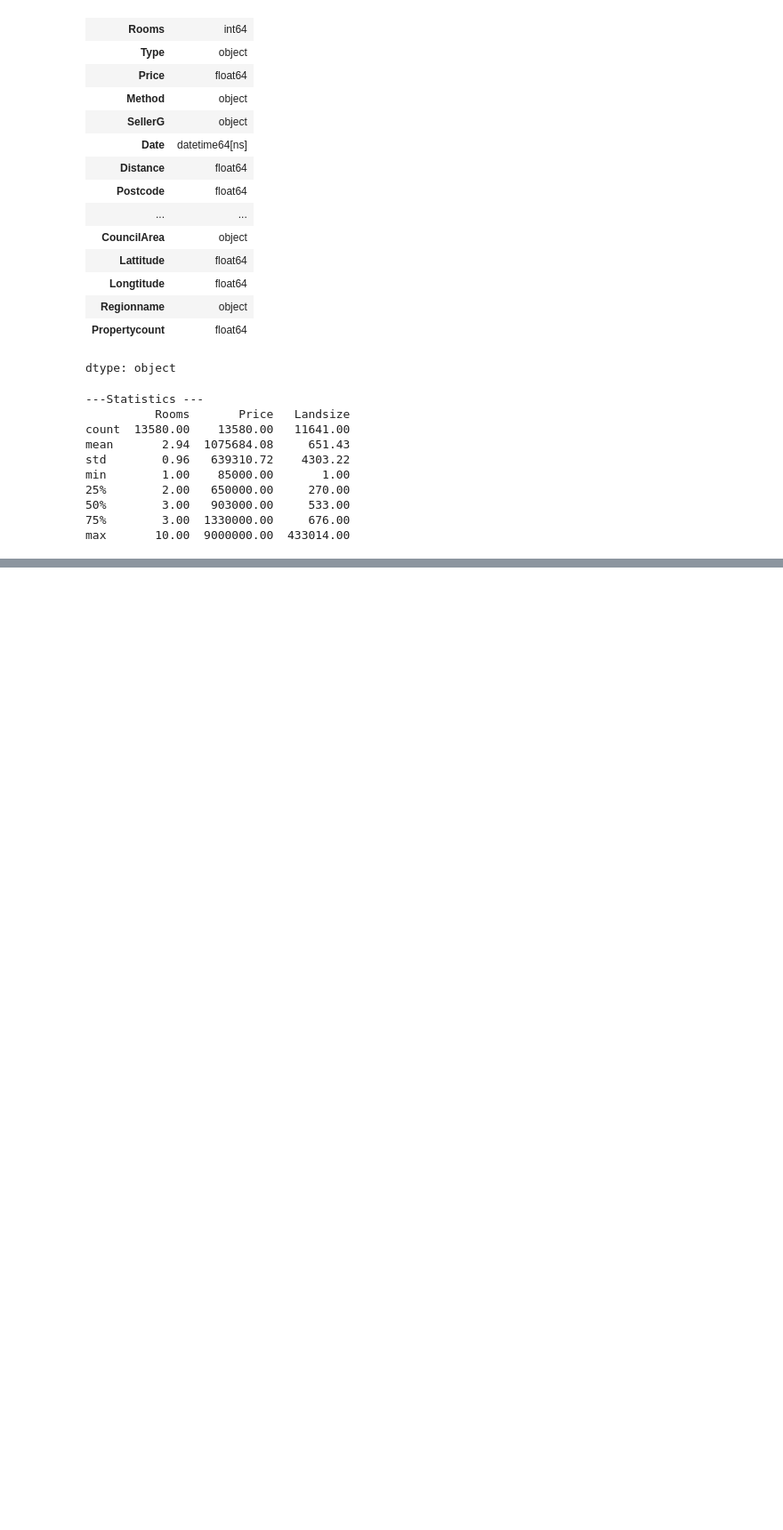
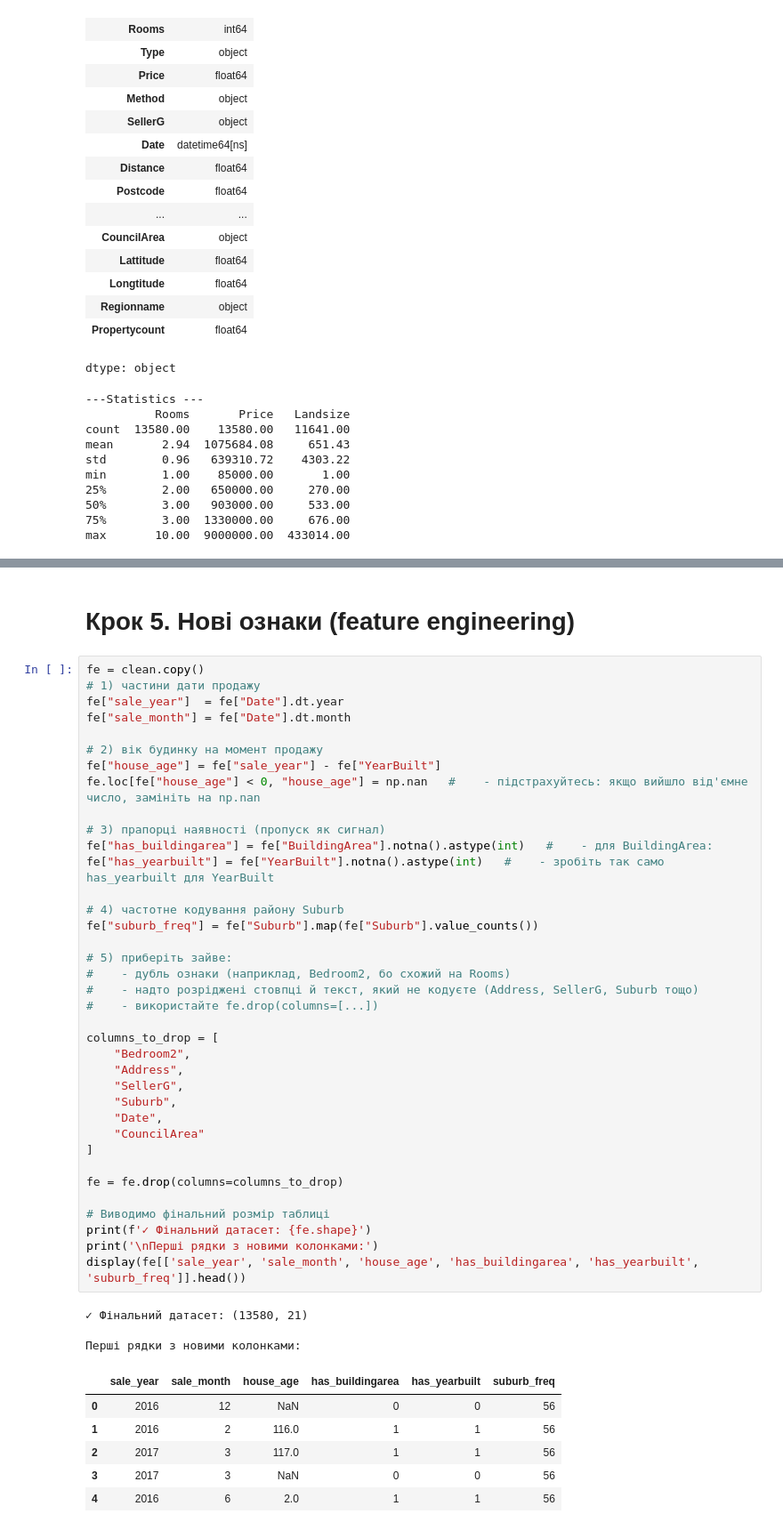
Before and after one commit to AllaYermilko/melbourne-housing, a Jupyter notebook: notebooks/melbourne_housing.ipynb, the cells around one changed output, grey strips where cells are left out. Shown at 89% size. Drawn from its saved outputs; the diff is of its cells as text; blank space fills up the shorter version.

```diff
--- a/notebooks/melbourne_housing.ipynb
+++ b/notebooks/melbourne_housing.ipynb
@@ -297,0 +388,49 @@ plt.show()
+# %% [markdown]
+# Крок 5. Нові ознаки (feature engineering)
+# %%
+fe = clean.copy()
+# 1) частини дати продажу
+fe["sale_year"]  = fe["Date"].dt.year
+fe["sale_month"] = fe["Date"].dt.month
+
+# 2) вік будинку на момент продажу
+fe["house_age"] = fe["sale_year"] - fe["YearBuilt"]
+fe.loc[fe["house_age"] < 0, "house_age"] = np.nan   #    - підстрахуйтесь: якщо вийшло від'ємне число, замініть на np.nan
+
+# 3) прапорці наявності (пропуск як сигнал)
+fe["has_buildingarea"] = fe["BuildingArea"].notna().astype(int)   #    - для BuildingArea:
+fe["has_yearbuilt"] = fe["YearBuilt"].notna().astype(int)   #    - зробіть так само has_yearbuilt для YearBuilt
+
+# 4) частотне кодування району Suburb
+fe["suburb_freq"] = fe["Suburb"].map(fe["Suburb"].value_counts())
+
+# 5) приберіть зайве:
+#    - дубль ознаки (наприклад, Bedroom2, бо схожий на Rooms)
+#    - надто розріджені стовпці й текст, який не кодуєте (Address, SellerG, Suburb тощо)
+#    - використайте fe.drop(columns=[...])
+
+columns_to_drop = [
+    "Bedroom2",
+    "Address",
+    "SellerG",
+    "Suburb",
+    "Date",
+    "CouncilArea"
+]
+
+fe = fe.drop(columns=columns_to_drop)
+
+# Виводимо фінальний розмір таблиці
+print(f'✓ Фінальний датасет: {fe.shape}')
+print('\nПерші рядки з новими колонками:')
+display(fe[['sale_year', 'sale_month', 'house_age', 'has_buildingarea', 'has_yearbuilt', 'suburb_freq']].head())
+# %% [output]
+✓ Фінальний датасет: (13580, 21)
+
+Перші рядки з новими колонками:
+|  | sale_year | sale_month | house_age | has_buildingarea | has_yearbuilt | suburb_freq |
+| 0 | 2016 | 12 | NaN | 0 | 0 | 56 |
+| 1 | 2016 | 2 | 116.0 | 1 | 1 | 56 |
+| 2 | 2017 | 3 | 117.0 | 1 | 1 | 56 |
+| 3 | 2017 | 3 | NaN | 0 | 0 | 56 |
+| 4 | 2016 | 6 | 2.0 | 1 | 1 | 56 |
```
Also changed, not shown: parts of 27 cells of this notebook.
